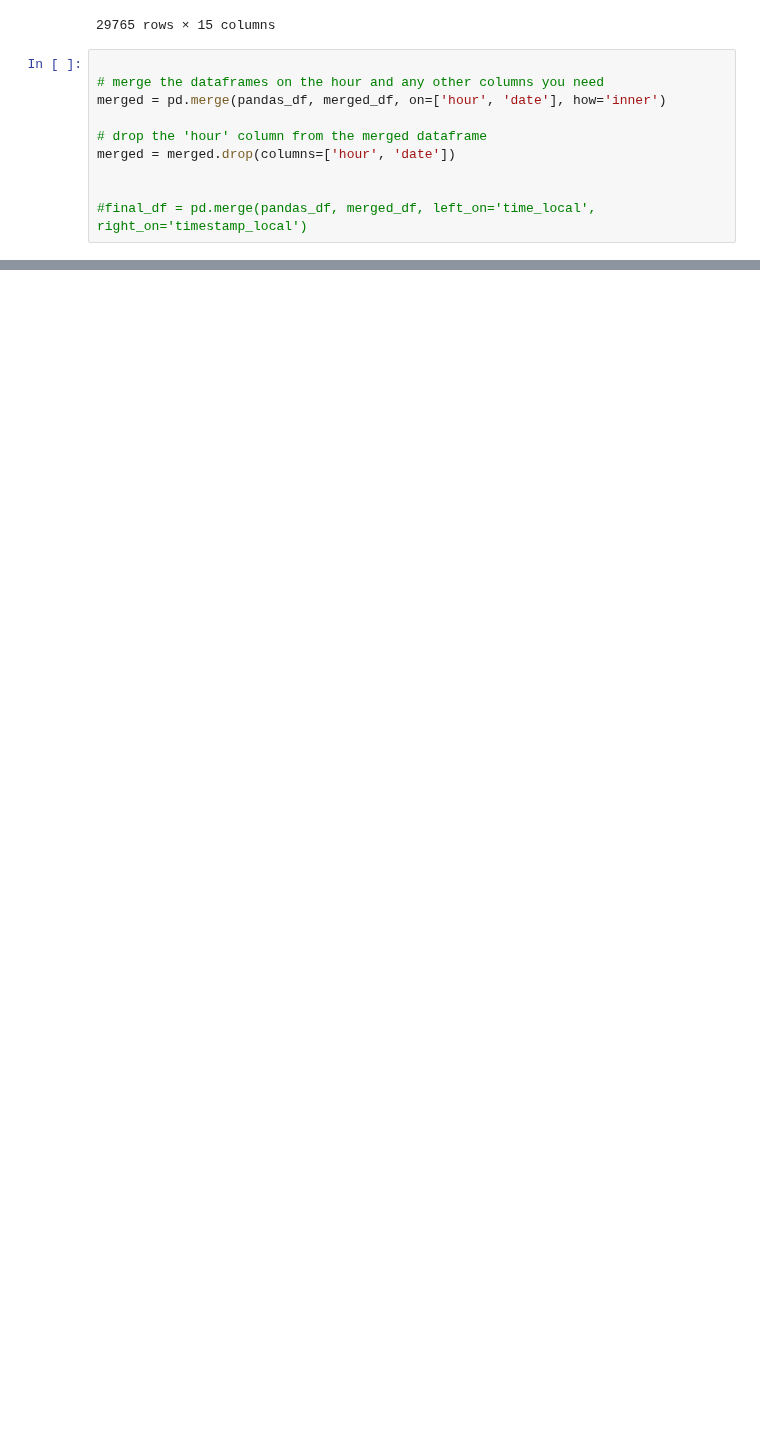
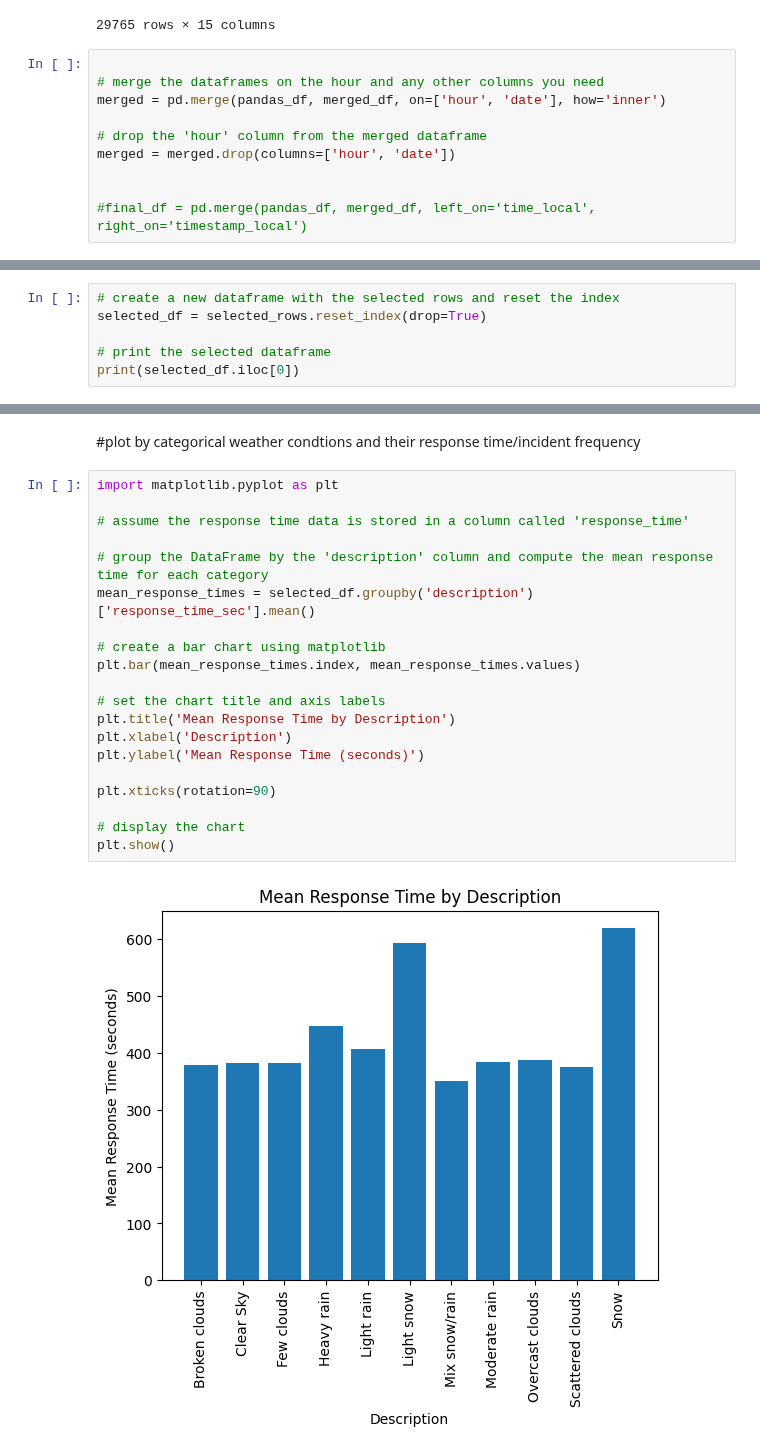
Before and after one commit to d-zg/nashville-accidents, a Jupyter notebook: spark_jobs_mark.ipynb, the cells around one changed output, grey strips where cells are left out. Cells and saved outputs as stored; diff of their text form; blank space fills up the shorter version.

Commit message:
started cooking some plots

```diff
--- a/spark_jobs_mark.ipynb
+++ b/spark_jobs_mark.ipynb
@@ -399,0 +438,6 @@ merged
+# %%
+# create a new dataframe with the selected rows and reset the index
+selected_df = selected_rows.reset_index(drop=True)
+
+# print the selected dataframe
+print(selected_df.iloc[0])
@@ -399,0 +468,24 @@ merged
+# %% [markdown]
+#plot by categorical weather condtions and their response time/incident frequency
+# %%
+import matplotlib.pyplot as plt
+
+# assume the response time data is stored in a column called 'response_time'
+
+# group the DataFrame by the 'description' column and compute the mean response time for each category
+mean_response_times = selected_df.groupby('description')['response_time_sec'].mean()
+
+# create a bar chart using matplotlib
+plt.bar(mean_response_times.index, mean_response_times.values)
+
+# set the chart title and axis labels
+plt.title('Mean Response Time by Description')
+plt.xlabel('Description')
+plt.ylabel('Mean Response Time (seconds)')
+
+plt.xticks(rotation=90)
+
+# display the chart
+plt.show()
+# %% [output]
+[figure, added]
```
Also changed, not shown: parts of 19 cells of this notebook.
